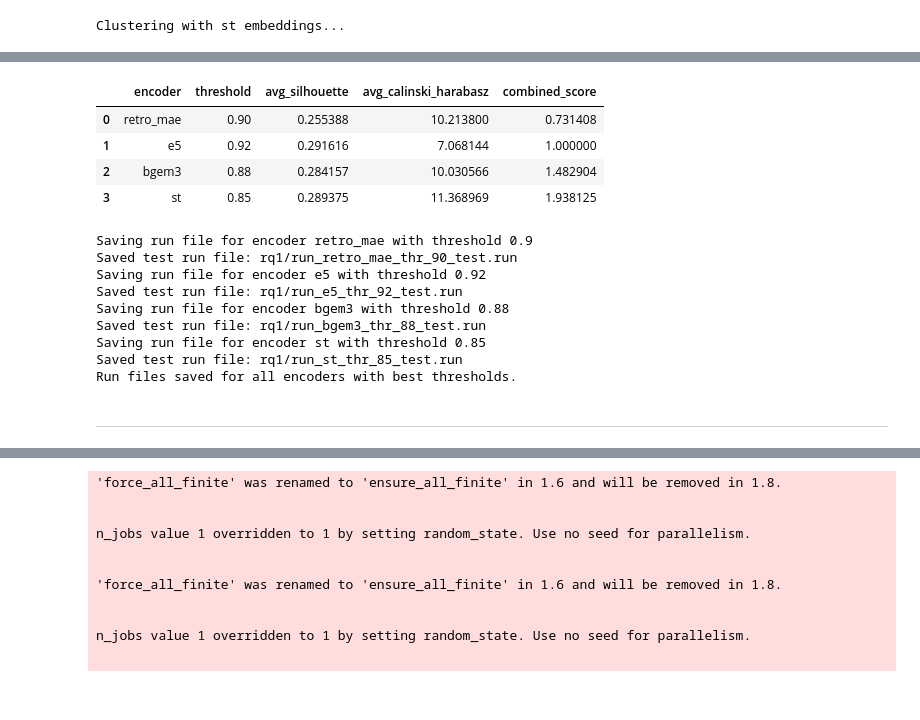
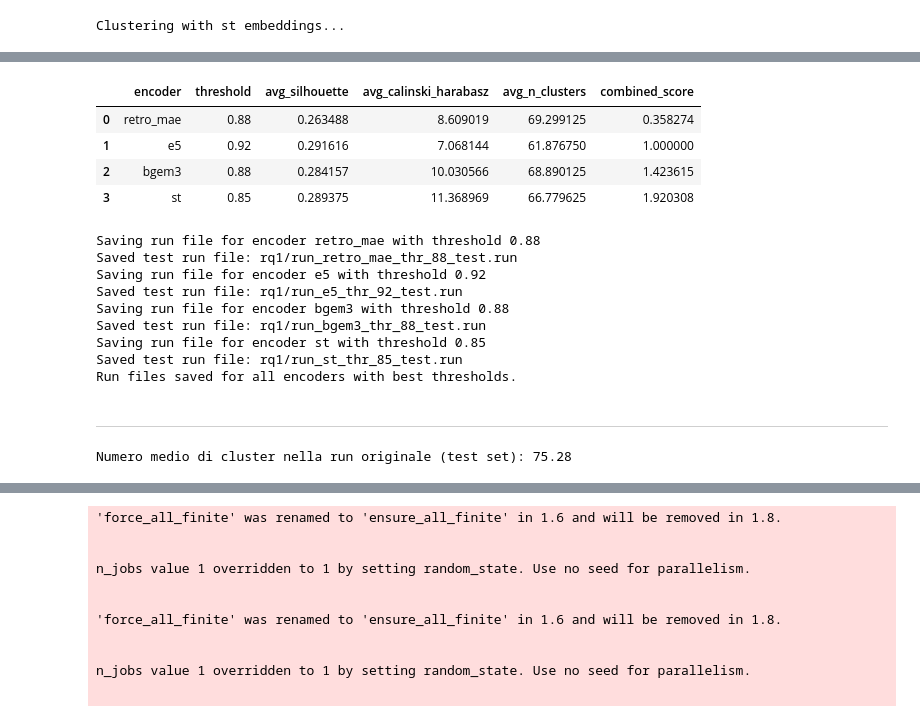
Before and after one commit to NamaWho/novelty-reranking-rag, a Jupyter notebook: rq1.ipynb, the cells around one changed output, grey strips where cells are left out. Saved outputs shown, nothing was run; the diff lists cells and outputs as text; code cells hidden in the pictures.

```diff
--- a/rq1.ipynb
+++ b/rq1.ipynb
@@ -62,7 +62,7 @@ e5_model = E5(device=device)
 bgem3_model = BGEM3(device=device)
 st_model = SentenceTransformer('all-MiniLM-L6-v2', device=device)
 
-thresholds = [0.70, 0.72, 0.74, 0.76, 0.78, 0.80, 0.82, 0.85, 0.88, 0.90, 0.92]
+thresholds = [0.80, 0.82, 0.85, 0.88, 0.90, 0.92]
 
 # Initialize all_clusters for all encoders, thresholds, and query IDs
 all_clusters = {encoder: {thr: {} for thr in thresholds} for encoder in ['retro_mae', 'e5', 'bgem3', 'st']}
@@ -167,9 +167,11 @@ for encoder, clusters_by_threshold in all_clusters.items():
     print(f"Selecting best threshold for encoder: {encoder}")
     sil_avgs = {}
     ch_avgs = {}
+    n_clusters_dict = {}
     for thr in thresholds:
         sil_scores = []
         ch_scores = []
+        n_clusters_list = []
         for qid in dev_qids:
             labels = np.array(clusters_by_threshold[thr][qid])
             if len(set(labels)) > 1:
@@ -185,8 +187,10 @@ for encoder, clusters_by_threshold in all_clusters.items():
                 if len(emb) == len(labels):
                     sil_scores.append(silhouette_score(emb, labels, metric='cosine'))
                     ch_scores.append(calinski_harabasz_score(emb, labels))
+                    n_clusters_list.append(len(set(labels)))
         sil_avgs[thr] = np.mean(sil_scores) if sil_scores else -1.0
         ch_avgs[thr] = np.mean(ch_scores) if ch_scores else -1.0
+        n_clusters_dict[thr] = np.mean(n_clusters_list) if n_clusters_list else 0
 
     # Normalize scores
     sil_norm = minmax_scale([sil_avgs[thr] for thr in thresholds])
@@ -200,6 +204,7 @@ for encoder, clusters_by_threshold in all_clusters.items():
             'threshold': thr,
             'silhouette_avg': sil_avgs[thr],
             'calinski_harabasz_avg': ch_avgs[thr],
+            'n_clusters_avg': n_clusters_dict[thr],
             'combined_score': combined_scores[i]
         })
 
@@ -245,6 +250,7 @@ results = []
 for encoder, best_thr in best_thresholds.items():
     labels_test = all_clusters[encoder][best_thr]
     sil_scores, ch_scores = [], []
+    n_clusters_list = []
     for qid in test_qids:
         labels = np.array(labels_test[qid])
         if len(set(labels)) > 1:
@@ -252,39 +258,43 @@ for encoder, best_thr in best_thresholds.items():
 
             emb = np.array([
                 doc_embeddings[encoder][qid][docid]
                 for docid in doc_ids
                 if docid in doc_embeddings[encoder][qid]
             ])
 
             if len(emb) == len(labels):  # Verifica che il numero di embedding corrisponda alle label
                 sil_scores.append(silhouette_score(emb, labels, metric='cosine'))
                 ch_scores.append(calinski_harabasz_score(emb, labels))
+                n_clusters_list.append(len(set(labels)))
 
     avg_silhouette = np.mean(sil_scores) if sil_scores else -1.0
     avg_calinski_harabasz = np.mean(ch_scores) if ch_scores else -1.0
+    avg_n_clusters = np.mean(n_clusters_list) if n_clusters_list else 0
+
     results.append({
         'encoder': encoder,
         'threshold': best_thr,
         'avg_silhouette': avg_silhouette,
-        'avg_calinski_harabasz': avg_calinski_harabasz
+        'avg_calinski_harabasz': avg_calinski_harabasz,
+        'avg_n_clusters': avg_n_clusters
         })
 
 df_results = pd.DataFrame(results)
 
 if len(df_results) > 1:
     sil_norm = minmax_scale(df_results['avg_silhouette'])
     ch_norm = minmax_scale(df_results['avg_calinski_harabasz'])
     df_results['combined_score'] = sil_norm + ch_norm
 else:
     df_results['combined_score'] = df_results['avg_silhouette'] + df_results['avg_calinski_harabasz']
 
 df_results
 # %% [output]
-|  | encoder | threshold | avg_silhouette | avg_calinski_harabasz | combined_score |
-| 0 | retro_mae | 0.90 | 0.255388 | 10.213800 | 0.731408 |
-| 1 | e5 | 0.92 | 0.291616 | 7.068144 | 1.000000 |
-| 2 | bgem3 | 0.88 | 0.284157 | 10.030566 | 1.482904 |
-| 3 | st | 0.85 | 0.289375 | 11.368969 | 1.938125 |
+|  | encoder | threshold | avg_silhouette | avg_calinski_harabasz | avg_n_clusters | combined_score |
+| 0 | retro_mae | 0.88 | 0.263488 | 8.609019 | 69.299125 | 0.358274 |
+| 1 | e5 | 0.92 | 0.291616 | 7.068144 | 61.876750 | 1.000000 |
+| 2 | bgem3 | 0.88 | 0.284157 | 10.030566 | 68.890125 | 1.423615 |
+| 3 | st | 0.85 | 0.289375 | 11.368969 | 66.779625 | 1.920308 |
 # %%
 # 9. Save run files for test set only: original and best threshold
 os.makedirs("rq1", exist_ok=True)
@@ -304,8 +314,8 @@ for encoder, best_thr in best_thresholds.items():
 
 print("Run files saved for all encoders with best thresholds.")
 # %% [output]
-Saving run file for encoder retro_mae with threshold 0.9
-Saved test run file: rq1/run_retro_mae_thr_90_test.run
+Saving run file for encoder retro_mae with threshold 0.88
+Saved test run file: rq1/run_retro_mae_thr_88_test.run
 Saving run file for encoder e5 with threshold 0.92
 Saved test run file: rq1/run_e5_thr_92_test.run
 Saving run file for encoder bgem3 with threshold 0.88
@@ -315,3 +325,15 @@ Saved test run file: rq1/run_st_thr_85_test.run
 Run files saved for all encoders with best thresholds.
 # %% [markdown]
 ---
+# %%
+# Calcola il numero medio di cluster nella run originale per dev e test set
+# Test set
+orig_n_clusters_test = []
+for qid in test_qids:
+    orig_labels = [c for (_, _, c) in run_by_query[qid]]
+    n_clusters = len(set(orig_labels))
+    orig_n_clusters_test.append(n_clusters)
+media_clusters_test = np.mean(orig_n_clusters_test)
+print(f"Numero medio di cluster nella run originale (test set): {media_clusters_test:.2f}")
+# %% [output]
+Numero medio di cluster nella run originale (test set): 75.28
```
Also changed, not shown: parts of 4 cells of this notebook.
